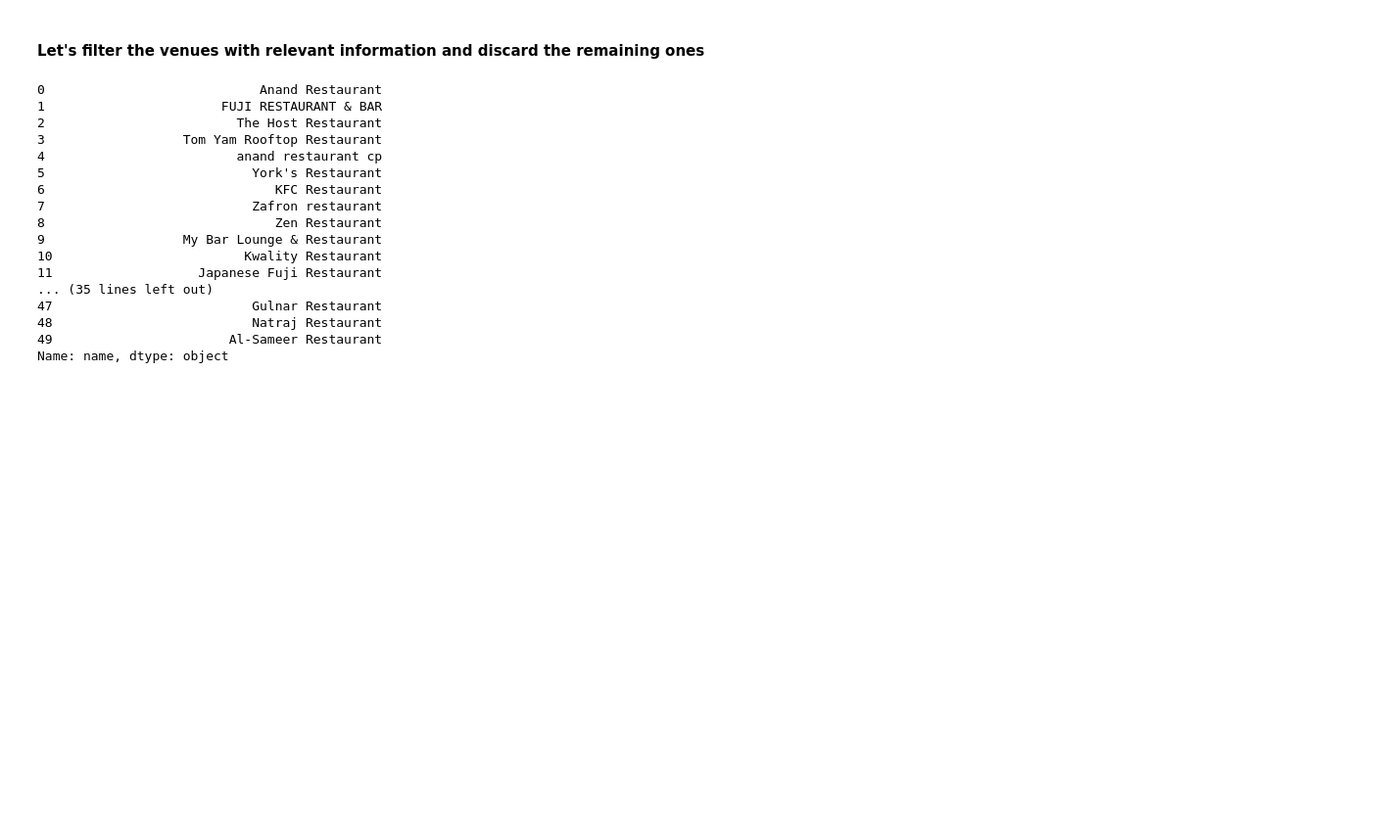
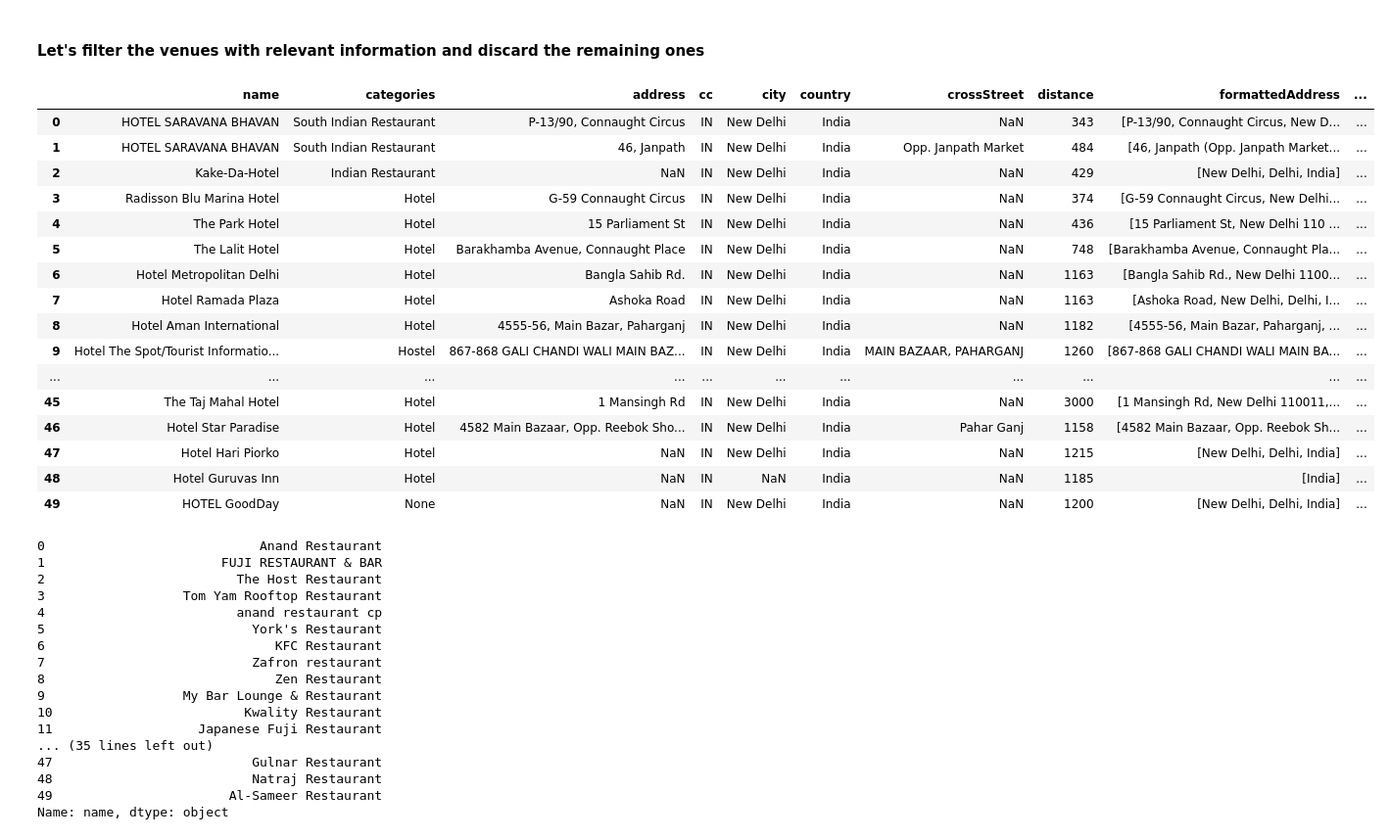
Before and after one commit to DivS13/Coursera_Capstone, a Jupyter notebook: Battle of the Neighborhoods - FINAL.ipynb, the cells around one changed output. Shown at 98% size. Cells and saved outputs as stored; diff of their text form; code cells hidden in the pictures; blank space fills up the shorter version.

```diff
--- a/Battle of the Neighborhoods - FINAL.ipynb
+++ b/Battle of the Neighborhoods - FINAL.ipynb
@@ -132,6 +112,26 @@ dataframe_filtered['categories'] = dataframe_filtered.apply(get_category_type, a
 
 # clean column names by keeping only last term
 dataframe_filtered.columns = [column.split('.')[-1] for column in dataframe_filtered.columns]
+# %%
+dataframe_filtered
+# %% [output]
+|  | name | categories | address | cc | city | country | crossStreet | distance | formattedAddress | ... |
+| 0 | HOTEL SARAVANA BHAVAN | South Indian Restaurant | P-13/90, Connaught Circus | IN | New Delhi | India | NaN | 343 | [P-13/90, Connaught Circus, New D... | ... |
+| 1 | HOTEL SARAVANA BHAVAN | South Indian Restaurant | 46, Janpath | IN | New Delhi | India | Opp. Janpath Market | 484 | [46, Janpath (Opp. Janpath Market... | ... |
+| 2 | Kake-Da-Hotel | Indian Restaurant | NaN | IN | New Delhi | India | NaN | 429 | [New Delhi, Delhi, India] | ... |
+| 3 | Radisson Blu Marina Hotel | Hotel | G-59 Connaught Circus | IN | New Delhi | India | NaN | 374 | [G-59 Connaught Circus, New Delhi... | ... |
+| 4 | The Park Hotel | Hotel | 15 Parliament St | IN | New Delhi | India | NaN | 436 | [15 Parliament St, New Delhi 110 ... | ... |
+| 5 | The Lalit Hotel | Hotel | Barakhamba Avenue, Connaught Place | IN | New Delhi | India | NaN | 748 | [Barakhamba Avenue, Connaught Pla... | ... |
+| 6 | Hotel Metropolitan Delhi | Hotel | Bangla Sahib Rd. | IN | New Delhi | India | NaN | 1163 | [Bangla Sahib Rd., New Delhi 1100... | ... |
+| 7 | Hotel Ramada Plaza | Hotel | Ashoka Road | IN | New Delhi | India | NaN | 1163 | [Ashoka Road, New Delhi, Delhi, I... | ... |
+| 8 | Hotel Aman International | Hotel | 4555-56, Main Bazar, Paharganj | IN | New Delhi | India | NaN | 1182 | [4555-56, Main Bazar, Paharganj, ... | ... |
+| 9 | Hotel The Spot/Tourist Informatio... | Hostel | 867-868 GALI CHANDI WALI MAIN BAZ... | IN | New Delhi | India | MAIN BAZAAR, PAHARGANJ | 1260 | [867-868 GALI CHANDI WALI MAIN BA... | ... |
+| ... | ... | ... | ... | ... | ... | ... | ... | ... | ... | ... |
+| 45 | The Taj Mahal Hotel | Hotel | 1 Mansingh Rd | IN | New Delhi | India | NaN | 3000 | [1 Mansingh Rd, New Delhi 110011,... | ... |
+| 46 | Hotel Star Paradise | Hotel | 4582 Main Bazaar, Opp. Reebok Sho... | IN | New Delhi | India | Pahar Ganj | 1158 | [4582 Main Bazaar, Opp. Reebok Sh... | ... |
+| 47 | Hotel Hari Piorko | Hotel | NaN | IN | New Delhi | India | NaN | 1215 | [New Delhi, Delhi, India] | ... |
+| 48 | Hotel Guruvas Inn | Hotel | NaN | IN | NaN | India | NaN | 1185 | [India] | ... |
+| 49 | HOTEL GoodDay | None | NaN | IN | New Delhi | India | NaN | 1200 | [New Delhi, Delhi, India] | ... |
 # %%
 dataframe_filtered.name
 # %% [output]
```
Also changed, not shown: parts of 2 cells of this notebook.
